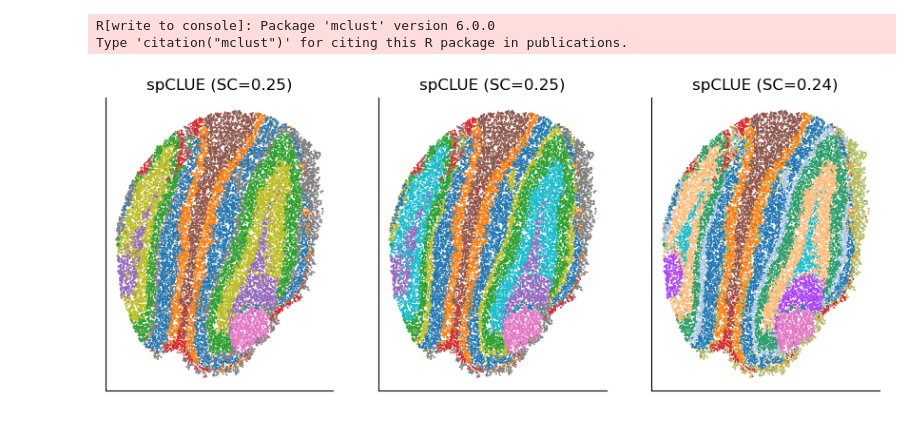
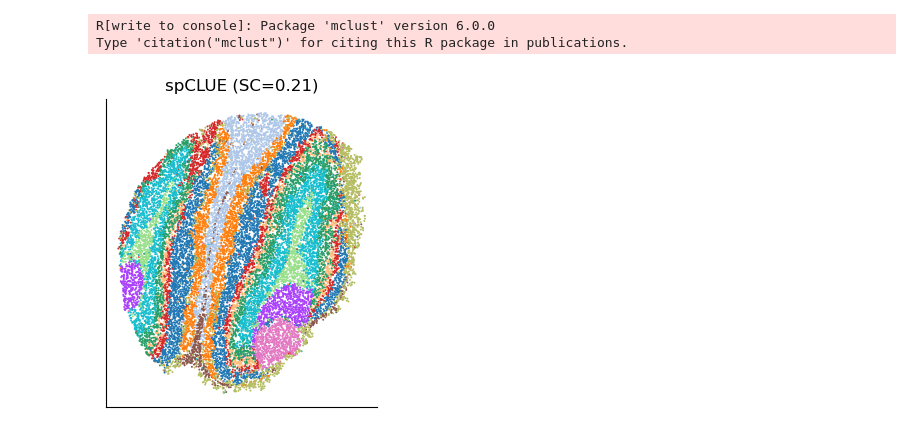
Before and after one commit to EnchantedJoy/spCLUE, a Jupyter notebook: slideSeqV2Mob.ipynb, the cells around one changed output. Saved outputs shown, nothing was run; the diff lists cells and outputs as text; code cells hidden in the pictures.

```diff
--- a/slideSeqV2Mob.ipynb
+++ b/slideSeqV2Mob.ipynb
@@ -72,33 +70,28 @@ Training Finished =================<
 # %% [markdown]
 ## Clustering and visualization
 # %%
-n_clusters_ls = [9, 10, 11]
 cluster_methods = "mclust"
-
-for n_clusters in n_clusters_ls:
-    _ = spCLUE.clustering(adata, n_clusters, key="spCLUE", cluster_methods=cluster_methods)
-    adata.obs[f"spCLUE_{n_clusters}"] = adata.obs["mclust"]
+spCLUE.clustering(adata, key="spCLUE", cluster_methods=cluster_methods)
+adata.obs[f"spCLUE"] = adata.obs["mclust"]
 # %% [output]
 R[write to console]: Package 'mclust' version 6.0.0
 Type 'citation("mclust")' for citing this R package in publications.
 # %%
 from sklearn.metrics import silhouette_score
 
-fig, axes = plt.subplots(1, 3, figsize=(3.5 * 3, 4))
+fig, ax = plt.subplots(1, 1, figsize=(3.5, 4))
 
-for i in range(3):
-    ax = axes[i]
-    cur_obs = f"spCLUE_{n_clusters_ls[i]}"
-    adata.obs[cur_obs] = adata.obs[cur_obs].astype("category")
-    sc.pl.embedding(adata, basis="spatial", color=f"spCLUE_{n_clusters_ls[i]}", ax=ax, show=False, s=8)
-    legend_spCLUE = ax.get_legend_handles_labels()  # [handles, labels]
-    ax.legend([], frameon=False)
-    sc1 = silhouette_score(adata.obsm["spCLUE"], adata.obs[cur_obs])
-    sc_score = np.round(sc1, 2)
-    ax.set_title("spCLUE (SC=%.2f)" % (sc_score,))
-    ax.set_xlabel("")
-    ax.set_ylabel("")
-    ax.spines["top"].set_visible(False)
-    ax.spines["right"].set_visible(False)
+cur_obs = f"spCLUE"
+adata.obs[cur_obs] = adata.obs[cur_obs].astype("category")
+sc.pl.embedding(adata, basis="spatial", color=f"spCLUE", ax=ax, show=False, s=8)
+legend_spCLUE = ax.get_legend_handles_labels()  # [handles, labels]
+ax.legend([], frameon=False)
+sc1 = silhouette_score(adata.obsm["spCLUE"], adata.obs[cur_obs])
+sc_score = np.round(sc1, 2)
+ax.set_title("spCLUE (SC=%.2f)" % (sc_score,))
+ax.set_xlabel("")
+ax.set_ylabel("")
+ax.spines["top"].set_visible(False)
+ax.spines["right"].set_visible(False)
 # %% [output]
-[figure, old version]
+[figure, new version]
```
Also changed, not shown: parts of 2 cells of this notebook, 3 other files.
